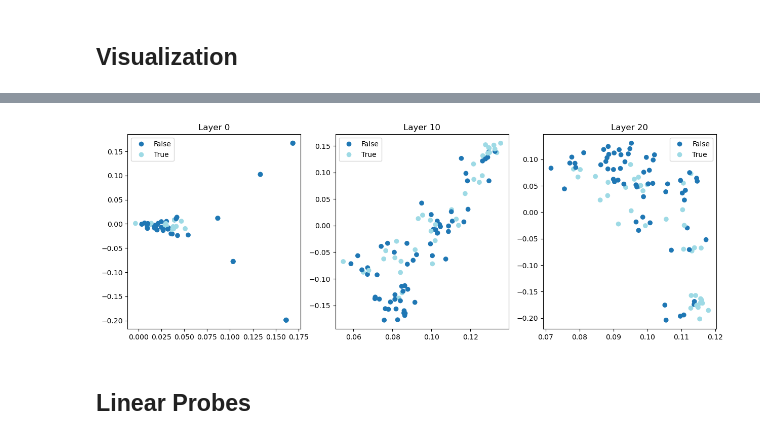
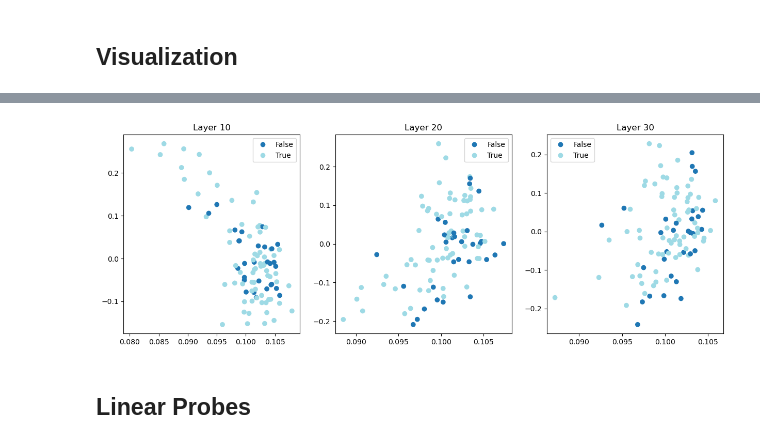
Before and after one commit to mbowcut2/thesis, a Jupyter notebook: exploration.ipynb, the cells around one changed output, grey strips where cells are left out. Cells and saved outputs as stored; diff of their text form; code cells hidden in the pictures.

```diff
--- a/exploration.ipynb
+++ b/exploration.ipynb
@@ -92,14 +80,14 @@ data.plot_pcs(1)
 # %%
 # put 10, 20, 30 in a subplot together
 fig, axs = plt.subplots(1, 3, figsize=(15, 5))
 for i, ax in enumerate(axs):
-    scatter = ax.scatter(data.pcs[10*i].numpy()[:,0], data.pcs[10*i].numpy()[:,1], c=data.data['label'], cmap='tab20')
-    ax.set_title(f'Layer {10*i}')
+    scatter = ax.scatter(hard_base.pcs[10*(i+1)].numpy()[:,0], hard_base.pcs[10*(i+1)].numpy()[:,1], c=hard_base.data['label'], cmap='tab20')
+    ax.set_title(f'Layer {10*(i+1)}')
     handles, _ = scatter.legend_elements()
     labels = ['False', 'True']
     ax.legend(handles, labels)
 # %% [output]
-[figure, old version]
+[figure, new version]
 # %% [markdown]
 ## Linear Probes
 # %%
```
Also changed, not shown: parts of 16 cells of this notebook, 2 other files.
